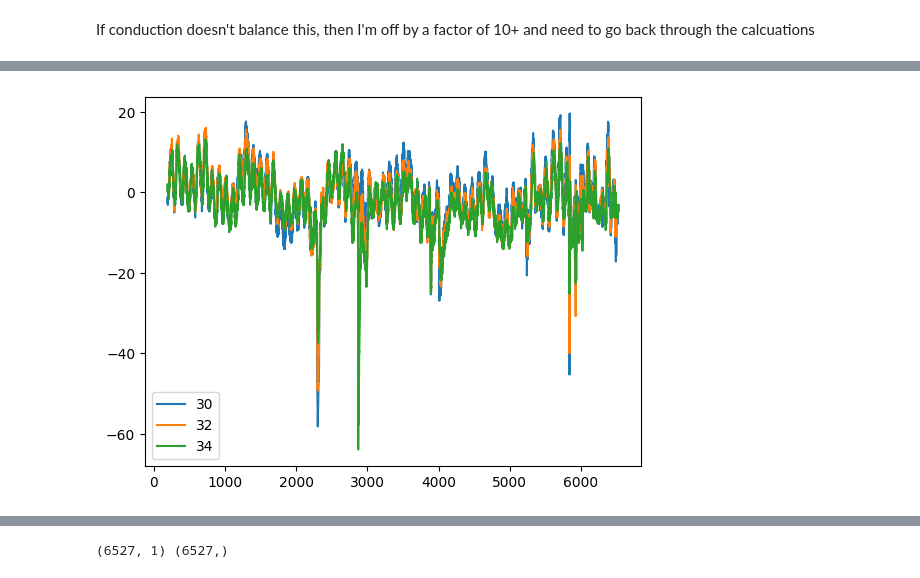
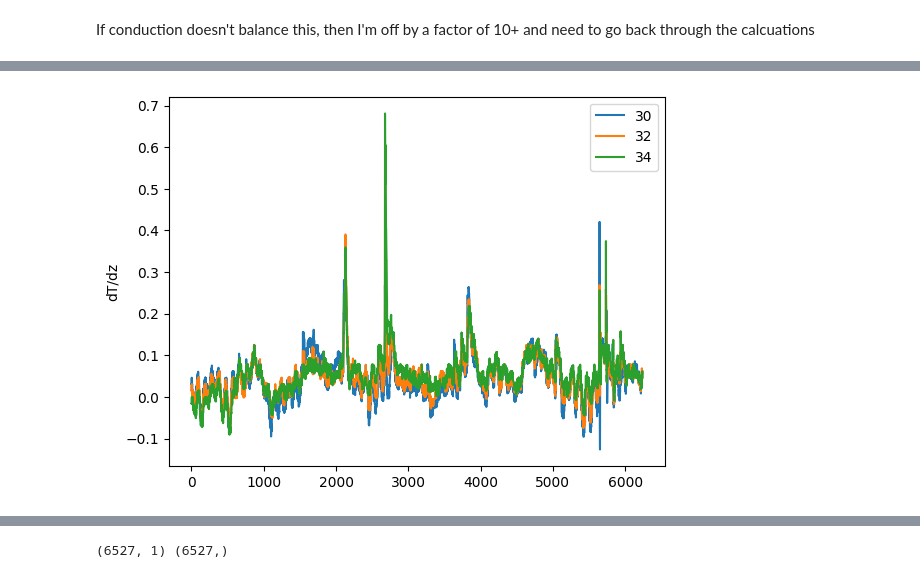
Before and after one commit to sledd/ICECAPS_raven, a Jupyter notebook: raven_accumulation_analysis.ipynb, the cells around one changed output, grey strips where cells are left out. Saved outputs shown, nothing was run; the diff lists cells and outputs as text; code cells hidden in the pictures.

```diff
--- a/raven_accumulation_analysis.ipynb
+++ b/raven_accumulation_analysis.ipynb
@@ -283,7 +538,7 @@ sfc_idx = np.where( (season_data['dates']>=season_data_solar['dates'][0])&(seaso
 # sfc_idx = np.where( (simba_sfc_dates>=season_data_solar['dates'][0])&(simba_sfc_dates<=season_data_solar['dates'][-1]) )
 # %%
-depths_rel_to_sfc = np.repeat(season_data_solar['height'].copy()[np.newaxis,:], season_data_solar['temperature'].shape[0], axis=0)
+depths_rel_to_sfc = np.repeat(simba_depths.copy()[np.newaxis,:], simba_temps.shape[0], axis=0)
 
-sfc_2d = np.ma.repeat(simba_sfc[sfc_idx[0],np.newaxis], season_data_solar['temperature'].shape[1], axis=1)
+sfc_2d = np.ma.repeat(simba_sfc[:,np.newaxis], simba_temps.shape[1], axis=1)
 depths_rel_to_sfc = depths_rel_to_sfc-sfc_2d
 # %%
@@ -293,15 +547,0 @@ print(simba_seconds.shape, season_data_solar['temperature'].shape, depths_rel_to
-# %%
-temporary_temp = np.ma.masked_where(depths_rel_to_sfc>0, season_data_solar['temperature'])# temporary temperature
-
-temps_rel_to_sfc = []
-
-m = 100 # size of
-
-for i in range(temporary_temp.shape[0]):
-    temp_i = temporary_temp[i,:-1]
-    sub_t = temp_i[~temp_i.mask]
-
-    sub_t_filled = np.ma.concatenate( (sub_t, np.full(int(m-sub_t.count()), -999 )) )
-    temps_rel_to_sfc.append(sub_t_filled)
-
-temps_rel_to_sfc = np.ma.masked_equal(temps_rel_to_sfc, -999)
@@ -311,3 +548,5 @@ sub_depths *= -2
+# %%
+depth_rel_sfc, temps_rel_sfc = make_temps_rel_to_sfc(simba_depths, simba_temps, simba_sfc)
 # %%
 fig, axs = plt.subplots(1, figsize=(10,4))
 
@@ -340,6 +579,6 @@ dT_dt_rel_to_sfc = temps_rel_to_sfc[1:,:] - temps_rel_to_sfc[:-1,:]
 dT_dt_rel_to_sfc = dT_dt_rel_to_sfc.sum(axis=0)
 # %%
-dT_dz = np.gradient(simba_temps, 0.02, axis=1)
+dT_dz = np.gradient(simba_temps, simba_depths, axis=1)
 # %%
 temporary_grad = np.ma.masked_where(depths_rel_to_sfc>0, dT_dz)# temporary temperature
 
@@ -484,12 +691,12 @@ k_s = 0.7 ## just for now! should at least make some attempt to calculate it fro
 ## test impact of using a couple levels instead of one?
 # %%
 for d in range(d_layer, d_layer+5, 2):
-    plt.plot(dT_dz_rel_to_sfc[:,np.where(sub_depths==-d)[0]], label=d)
-
+    plt.plot(dT_dz_rel_to_sfc[:,np.where(depth_rel_sfc==-d)[0]], label=d)
+plt.ylabel('dT/dz')
 plt.legend(loc='best')
 plt.show()
 # %% [output]
-[figure, old version]
+[figure, new version]
 # %%
 ## this is going ot be off? end of density is for demob, which was a month after end of continuous measurements
 if d_layer==30:
```
Also changed, not shown: parts of 67 cells of this notebook.
